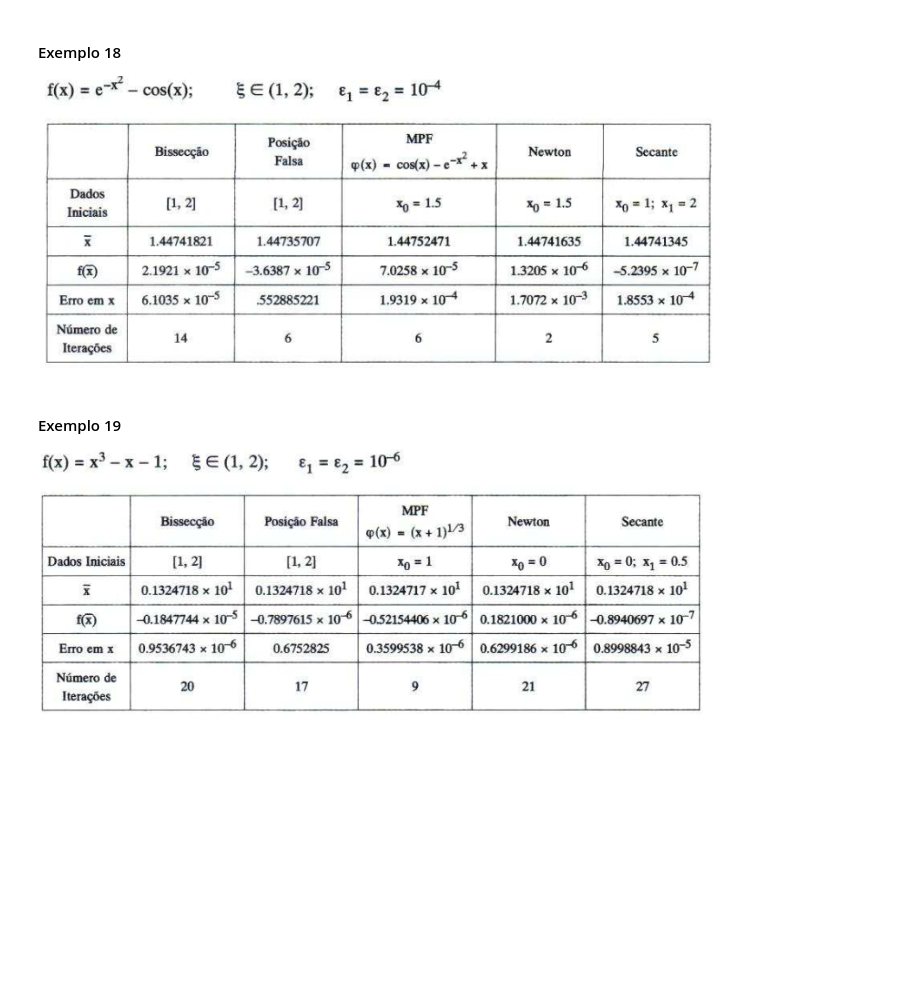
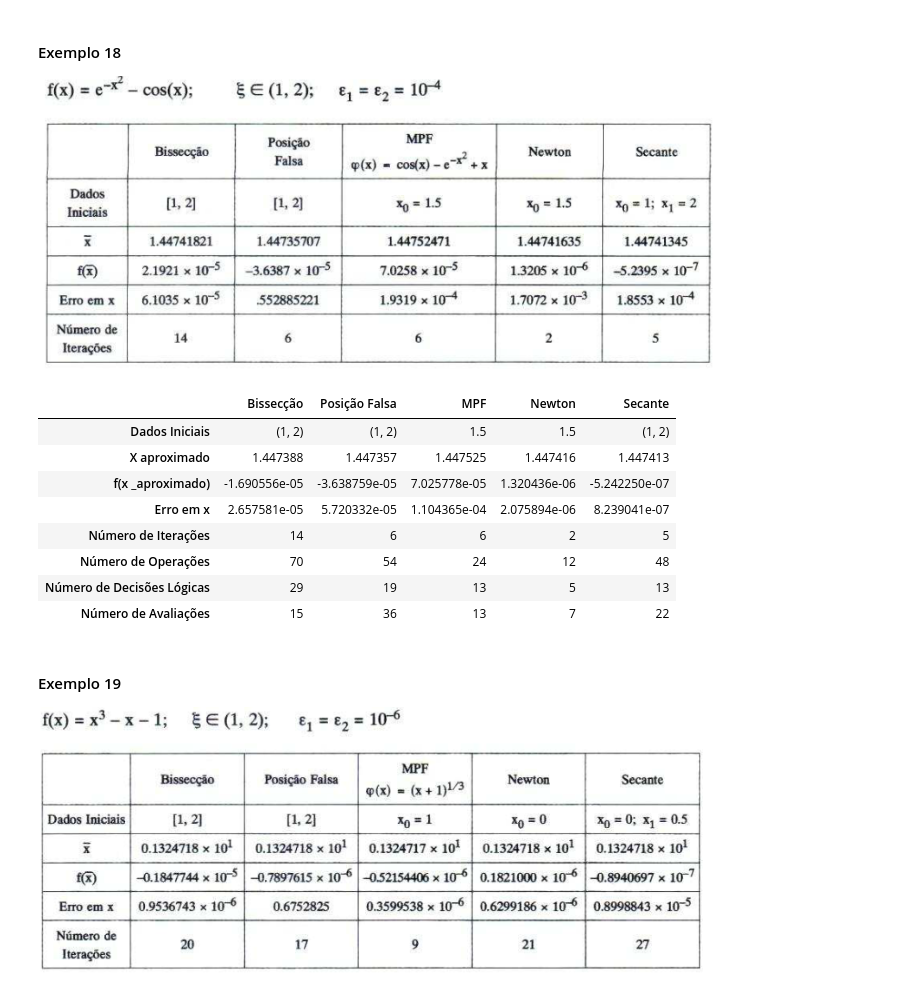
Before and after one commit to kmiepng/Matematica-Computacional, a Jupyter notebook: Atividades/atividade_002_1.ipynb, the cells around one changed output. Saved outputs shown, nothing was run; the diff lists cells and outputs as text; code cells hidden in the pictures; blank space fills up the shorter version.

Commit message:
feat: create table for existing methods

```diff
--- a/Atividades/atividade_002_1.ipynb
+++ b/Atividades/atividade_002_1.ipynb
@@ -113,7 +115,7 @@ def false_position(function: callable, interval: tuple, precisions: tuple):
 
 ![image.png](attachment:image.png)
 # %%
-def fixed_point_method(fuction: callable, phi: callable, initial_guess : float, precisions: float):
+def fixed_point_method(function: callable, phi: callable, initial_guess : float, precisions: tuple):
     operations = 0
     logic_decisions = 0
     evaluations = 0
@@ -183,7 +185,7 @@ def newton(function: callable, derivate: callable, initial_guess: float, precisi
 #### Método Secante
 ![image.png](attachment:image.png)
 # %%
-def secant(fucntion: callable, initial_guesses: tuple, precisions: tuple):
+def secant(function: callable, initial_guesses: tuple, precisions: tuple):
     operations = 0
     logic_decisions = 0
     evaluations = 0
@@ -222,6 +224,28 @@ def secant(fucntion: callable, initial_guesses: tuple, precisions: tuple):
         k += 1 # 8
 # %% [markdown]
 ### Exemplos
+# %%
+def create_table(f: callable, functions: tuple, root: float):
+    results = {}
+
+    for function_name, function, data_initial in functions:
+        result, operations, logic_decisions, evaluations, iterations = function
+        f_result = f(result)
+        error = abs(root - result)
+
+        # falta o tempo e a complexidade
+        results[function_name] = {
+            'Dados Iniciais': data_initial,
+            'X aproximado': result,
+            'f(x _aproximado)': f'{f_result:e}',
+            'Erro em x': f'{error:e}',
+            'Número de Iterações': iterations,
+            'Número de Operações': operations,
+            'Número de Decisões Lógicas': logic_decisions,
+            'Número de Avaliações': evaluations,
+        }
+
+    return pd.DataFrame(results)
 # %% [markdown]
 #### Exemplo 18
 
@@ -229,12 +253,37 @@ def secant(fucntion: callable, initial_guesses: tuple, precisions: tuple):
 # %%
 def f(x):
     return np.exp(-x ** 2) - np.cos(x)
 
 def df(x):
     return -2 * x * np.exp(-x**2) + np.sin(x)
 
 def phi(x):
     return np.cos(x) - np.exp(-x ** 2) + x
+
+e1 = e2 = 10 ** -4
+interval = (1, 2)
+root = 1.44741427112
+mpf_x = newton_x = 1.5
+secant_x = interval
+
+functions = [
+    ('Bissecção', bissection(f, interval, e1), interval),
+    ('Posição Falsa', false_position(f, interval, (e1, e2)), interval),
+    ('MPF', fixed_point_method(f, phi, mpf_x, (e1, e2)), mpf_x),
+    ('Newton', newton(f, df, newton_x, (e1, e2)), newton_x),
+    ('Secante', secant(f, secant_x, (e1, e2)), secant_x)
+]
+create_table(f, functions, root)
+# %% [output]
+|  | Bissecção | Posição Falsa | MPF | Newton | Secante |
+| Dados Iniciais | (1, 2) | (1, 2) | 1.5 | 1.5 | (1, 2) |
+| X aproximado | 1.447388 | 1.447357 | 1.447525 | 1.447416 | 1.447413 |
+| f(x _aproximado) | -1.690556e-05 | -3.638759e-05 | 7.025778e-05 | 1.320436e-06 | -5.242250e-07 |
+| Erro em x | 2.657581e-05 | 5.720332e-05 | 1.104365e-04 | 2.075894e-06 | 8.239041e-07 |
+| Número de Iterações | 14 | 6 | 6 | 2 | 5 |
+| Número de Operações | 70 | 54 | 24 | 12 | 48 |
+| Número de Decisões Lógicas | 29 | 19 | 13 | 5 | 13 |
+| Número de Avaliações | 15 | 36 | 13 | 7 | 22 |
 # %% [markdown]
 #### Exemplo 19
 
```
Also changed, not shown: parts of 7 cells of this notebook.
